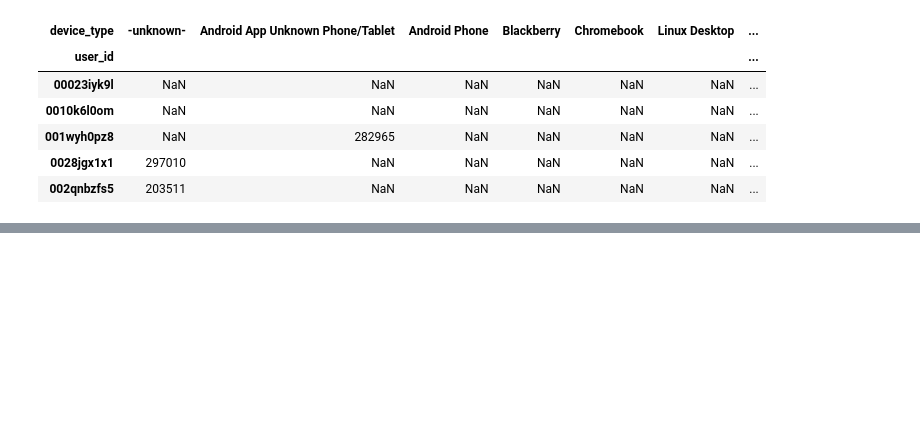
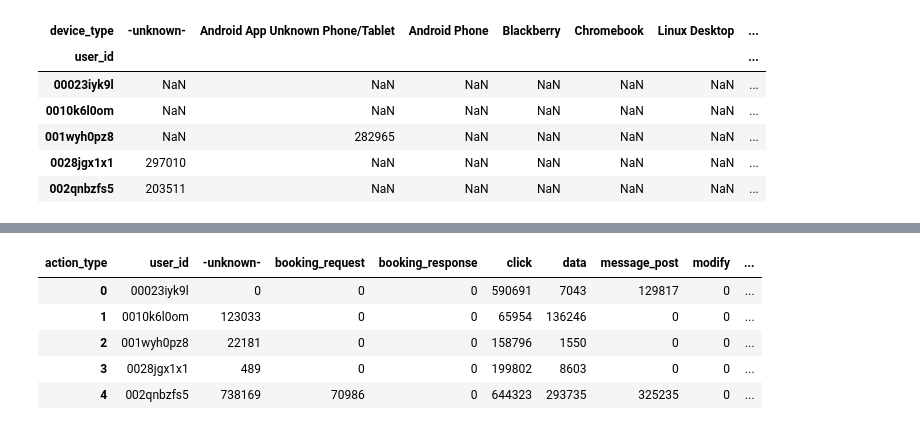
Before and after one commit to ah3200/airbnb-kaggle, a Jupyter notebook: Airbnb-session-explore.ipynb, the cells around one changed output, grey strips where cells are left out. Saved outputs shown, nothing was run; the diff lists cells and outputs as text; code cells hidden in the pictures; blank space fills up the shorter version.

```diff
--- a/Airbnb-session-explore.ipynb
+++ b/Airbnb-session-explore.ipynb
@@ -150,0 +153,3 @@ user_devices.head()
+# %%
+user_session = user_session.reset_index()
+user_devices = user_devices.reset_index()
@@ -150,0 +172,2 @@ user_devices.head()
+# %%
+user_session = user_session.fillna(0.)
@@ -150,0 +176,9 @@ user_devices.head()
+# %%
+user_session.head()
+# %% [output]
+| action_type | user_id | -unknown- | booking_request | booking_response | click | data | message_post | modify | ... |
+| 0 | 00023iyk9l | 0 | 0 | 0 | 590691 | 7043 | 129817 | 0 | ... |
+| 1 | 0010k6l0om | 123033 | 0 | 0 | 65954 | 136246 | 0 | 0 | ... |
+| 2 | 001wyh0pz8 | 22181 | 0 | 0 | 158796 | 1550 | 0 | 0 | ... |
+| 3 | 0028jgx1x1 | 489 | 0 | 0 | 199802 | 8603 | 0 | 0 | ... |
+| 4 | 002qnbzfs5 | 738169 | 70986 | 0 | 644323 | 293735 | 325235 | 0 | ... |
```
Also changed, not shown: parts of 19 cells of this notebook, 2 other files.
